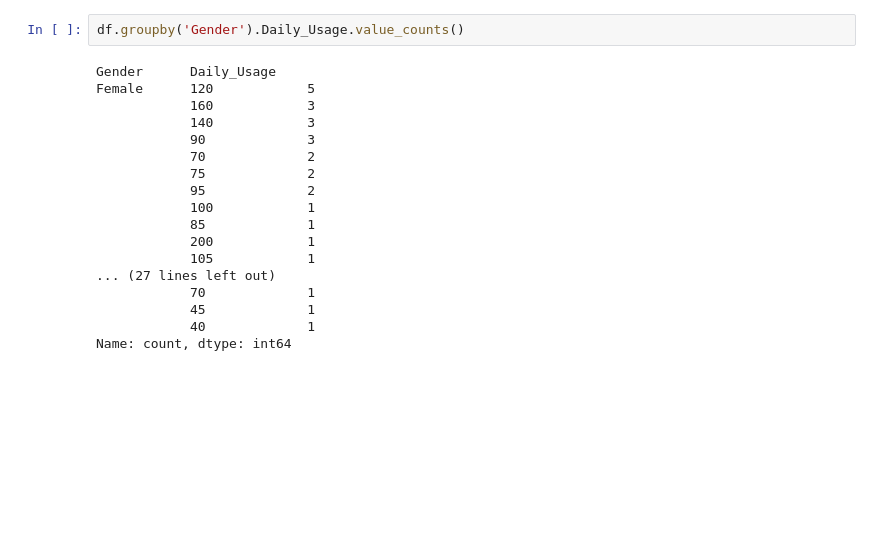
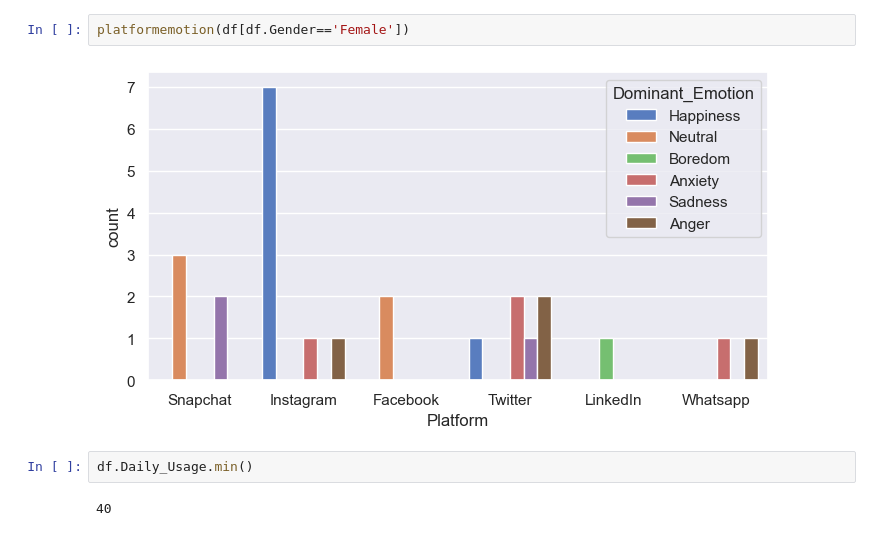
Before and after one commit to Rocky487/EDA-of-Relationships-between-Social-Media-Usage-and-Emotions, a Jupyter notebook: project.ipynb, the cells around one changed output. Cells and saved outputs as stored; diff of their text form; blank space fills up the shorter version.

```diff
--- a/project.ipynb
+++ b/project.ipynb
@@ -43,20 +69,8 @@ df.columns[3]
+# %%
+platformemotion(df[df.Gender=='Female'])
+# %% [output]
+[figure, added]
 # %%
-df.groupby('Gender').Daily_Usage.value_counts()
+df.Daily_Usage.min()
 # %% [output]
-Gender      Daily_Usage
-Female      120            5
-            160            3
-            140            3
-            90             3
-            70             2
-            75             2
-            95             2
-            100            1
-            85             1
-            200            1
-            105            1
-... (27 lines left out)
-            70             1
-            45             1
-            40             1
-Name: count, dtype: int64
+40
```
Also changed, not shown: parts of 26 cells of this notebook.
